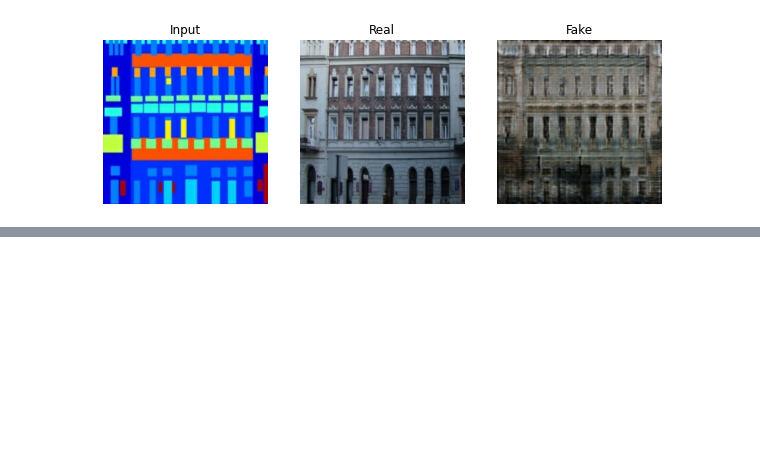
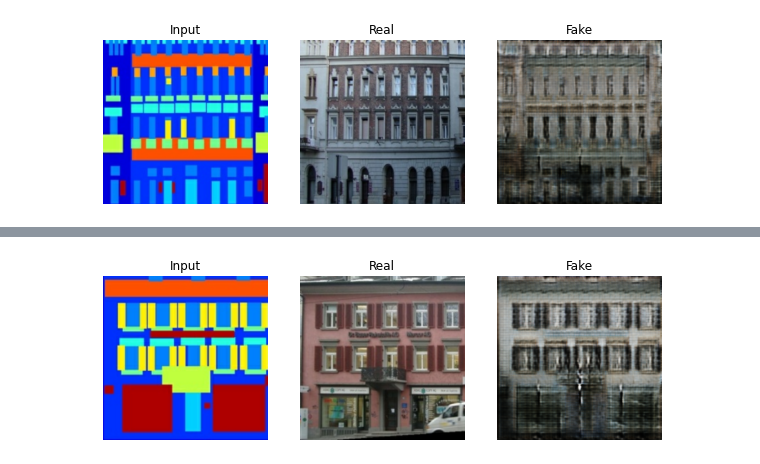
Before and after one commit to sunrimii/TF-project, a Jupyter notebook: Pix2Pix.ipynb, the cells around one changed output, grey strips where cells are left out. Drawn from its saved outputs; the diff is of its cells as text; code cells hidden in the pictures; blank space fills up the shorter version.

```diff
--- a/Pix2Pix.ipynb
+++ b/Pix2Pix.ipynb
@@ -279,0 +288,4 @@ show(1)
+# %%
+show(1)
+# %% [output]
+[figure, added]
```
Also changed, not shown: parts of 4 cells of this notebook.
